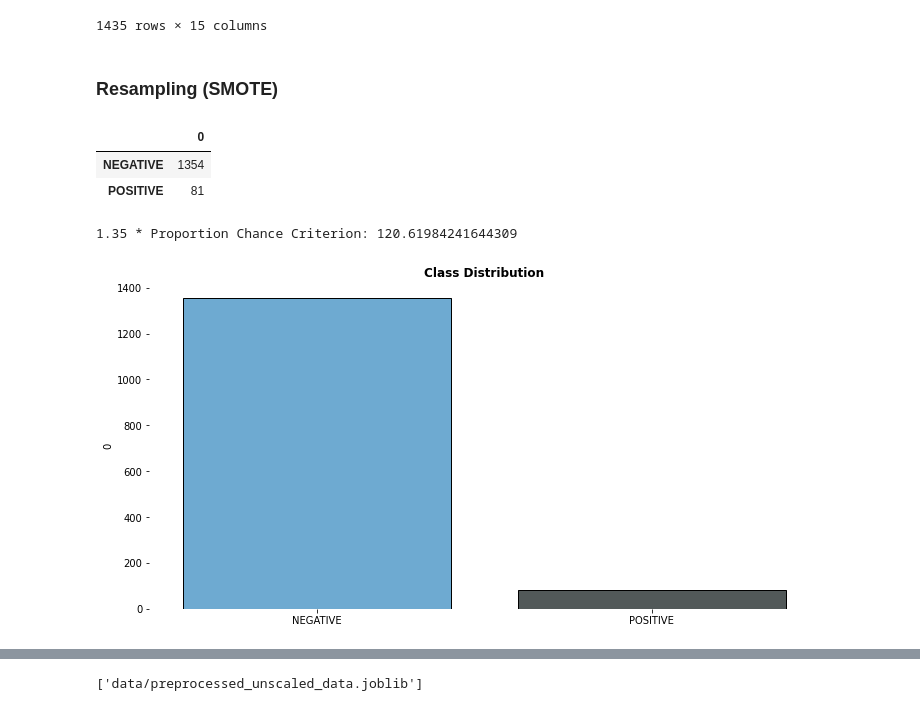
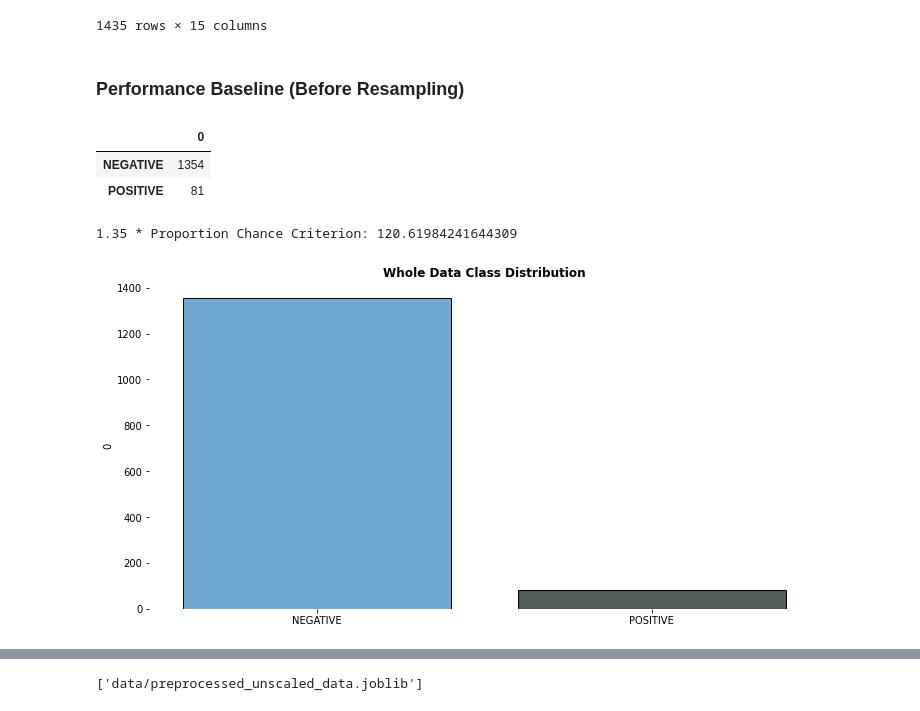
Before and after one commit to kr-agdeppa/UTI-Diagnosis-Classification, a Jupyter notebook: DATA PREPARATION.ipynb, the cells around one changed output, grey strips where cells are left out. Drawn from its saved outputs; the diff is of its cells as text; code cells hidden in the pictures.

```diff
--- a/DATA PREPARATION.ipynb
+++ b/DATA PREPARATION.ipynb
@@ -219,9 +219,9 @@ df
 | 1436 | 3.0 | 5 | 0 | 0 | 0 | 6.0 | 1.020 | 0 | 0 | ... |
 1435 rows × 15 columns
 # %% [markdown]
-### Resampling (SMOTE)
+### Performance Baseline (Before Resampling)
 # %%
-def performance_baseline(dataframe_, target_name=False, PCC = False, weight = 1.35):
+def performance_baseline(dataframe_, plot_title, target_name=False, PCC = False, weight = 1.35):
     """
         Calculates the performance baseline (weight multiplied by PCC or Proportion Chance Criterion) and plots the distribution of the target.
 
@@ -229,6 +229,8 @@ def performance_baseline(dataframe_, target_name=False, PCC = False, weight = 1.
         ------------
         dataframe_ : pandas.core.frame.DataFrame
               the dataframe that contains the categorical features to encode
+        plot_title : str
+              the title of the plot
         target_name : str
               the name of the target to plot
         PCC : bool; default = False
@@ -239,33 +241,33 @@ def performance_baseline(dataframe_, target_name=False, PCC = False, weight = 1.
         Returns
         ------------
         None
     """
     if not target_name:
         state_counts = Counter(dataframe_)
         df_state = pd.DataFrame.from_dict(state_counts, orient="index")
     else:
         state_counts = Counter(dataframe_[target_name])
         df_state = pd.DataFrame.from_dict(state_counts, orient="index")
 
 
     _, axs = plt.subplots(figsize=(12, 6))
 
     for spine in ["top", "bottom", "left", "right"]:
         axs.spines[spine].set_visible(False)
 
     sns.barplot(x=df_state.index, y=df_state[0], palette = ["#5DADE2", "#515A5A"], ec="k")
-    plt.title("Class Distribution", fontweight = "bold")
+    plt.title(plot_title, fontweight = "bold")
 
     if PCC:
         num = (df_state[0]/df_state[0].sum())**2
 
         display(df_state)
         print(f"{weight} * Proportion Chance Criterion: {weight*100*num.sum()}")
 
-performance_baseline(df, target_name="Diagnosis", PCC = True)
+performance_baseline(df, plot_title="Whole Data Class Distribution", target_name="Diagnosis", PCC = True)
 # %% [output]
 |  | 0 |
 | NEGATIVE | 1354 |
 | POSITIVE | 81 |
 1.35 * Proportion Chance Criterion: 120.61984241644309
-[figure, old version]
+[figure, new version]
```
Also changed, not shown: parts of 10 cells of this notebook.
